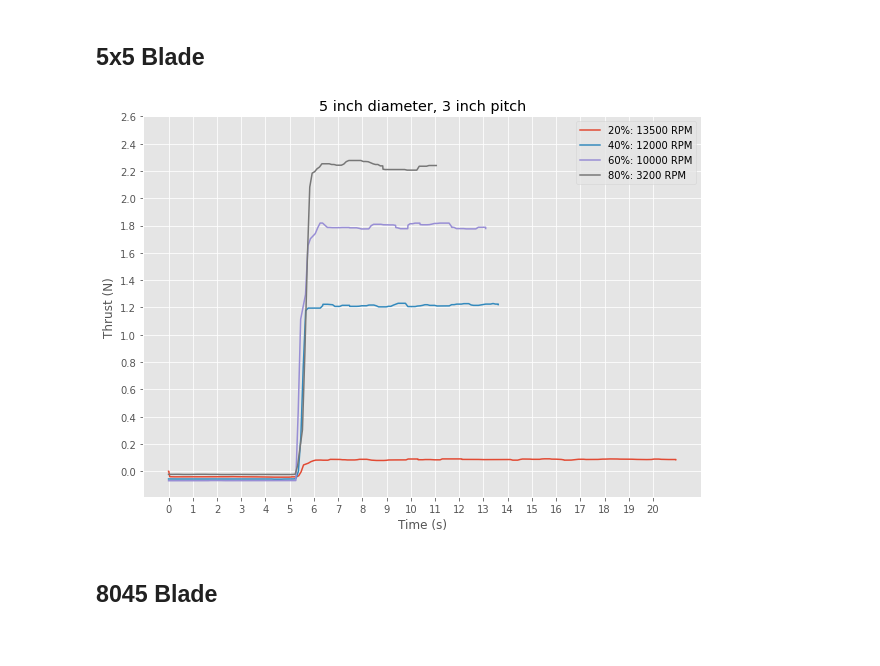
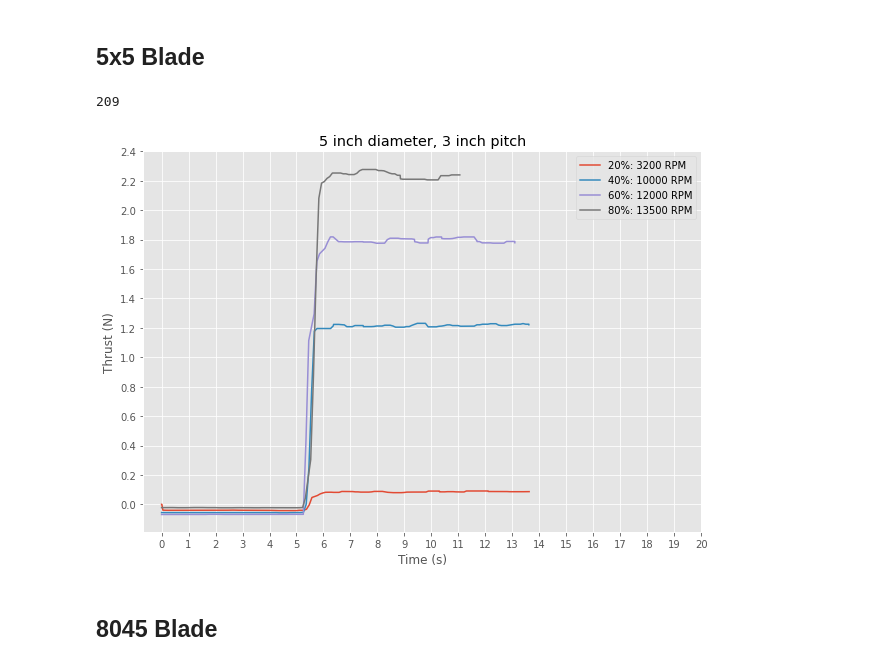
Before and after one commit to nmarks99/aero-capstone, a Jupyter notebook: thrust_test/nice_plots.ipynb, the cells around one changed output. Drawn from its saved outputs; the diff is of its cells as text; code cells hidden in the pictures.

```diff
--- a/thrust_test/nice_plots.ipynb
+++ b/thrust_test/nice_plots.ipynb
@@ -20,28 +20,41 @@ def get_data(data_path):
     return temp_force,temp_time
 # %% [markdown]
 ## 5x5 Blade
+# %%
+len(force_5x5[0])
+# %% [output]
+209
 # %%
 paths_5x5 = ["data/20percent_5x5.txt","data/40percent_5x5.txt","data/60percent_5x5.txt","data/80percent_5x5.txt"]
 
 force_5x5 = []
 time_5x5 = []
+first = True
 for i in paths_5x5:
     temp_force,temp_time = get_data(i)
+    if first is True:
+        first = False
+        temp_force = temp_force[0:-75]
+        temp_time = temp_time[0:-75]
+
     force_5x5.append(temp_force)
     time_5x5.append(temp_time)
 
+
+
 plt.style.use('ggplot')
-labs = ["20%: 13500 RPM","40%: 12000 RPM", "60%: 10000 RPM", "80%: 3200 RPM"]
+labs = ["20%: 3200 RPM","40%: 10000 RPM", "60%: 12000 RPM", "80%: 13500 RPM"]
 fig, ax = plt.subplots(figsize=(10,7))
+first = True
 for i in range(len(force_5x5)):
     ax.plot(time_5x5[i],force_5x5[i],label=labs[i])
     ax.legend()
 ax.set(title="5 inch diameter, 3 inch pitch",xlabel="Time (s)",ylabel="Thrust (N)")
-plt.yticks(np.arange(0, 2.7, 0.2))
+plt.yticks(np.arange(0, 2.6, 0.2))
 plt.xticks(np.arange(0, 21.0, 1))
 plt.show()
 # %% [output]
-[figure, old version]
+[figure, new version]
 # %% [markdown]
 ## 8045 Blade
 # %%
```
